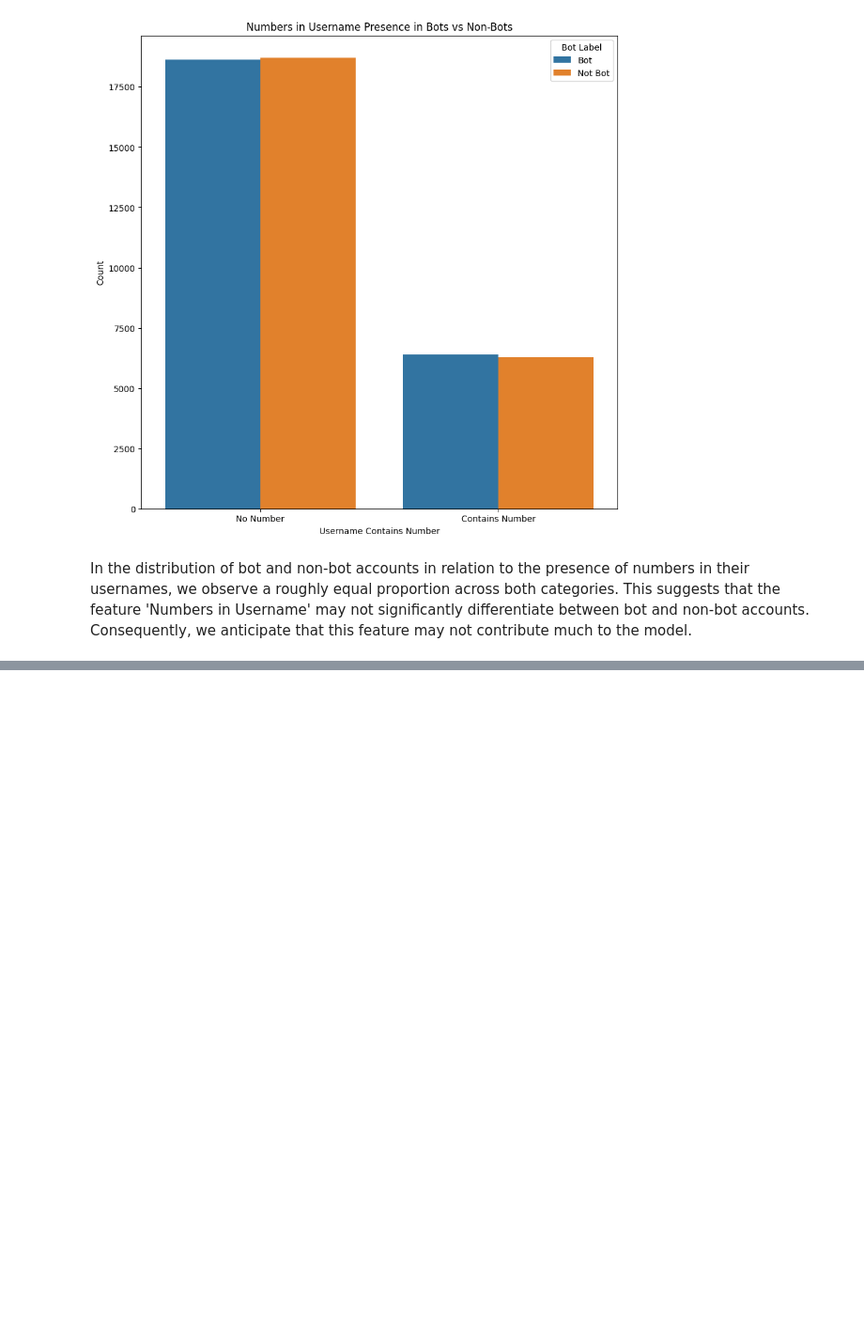
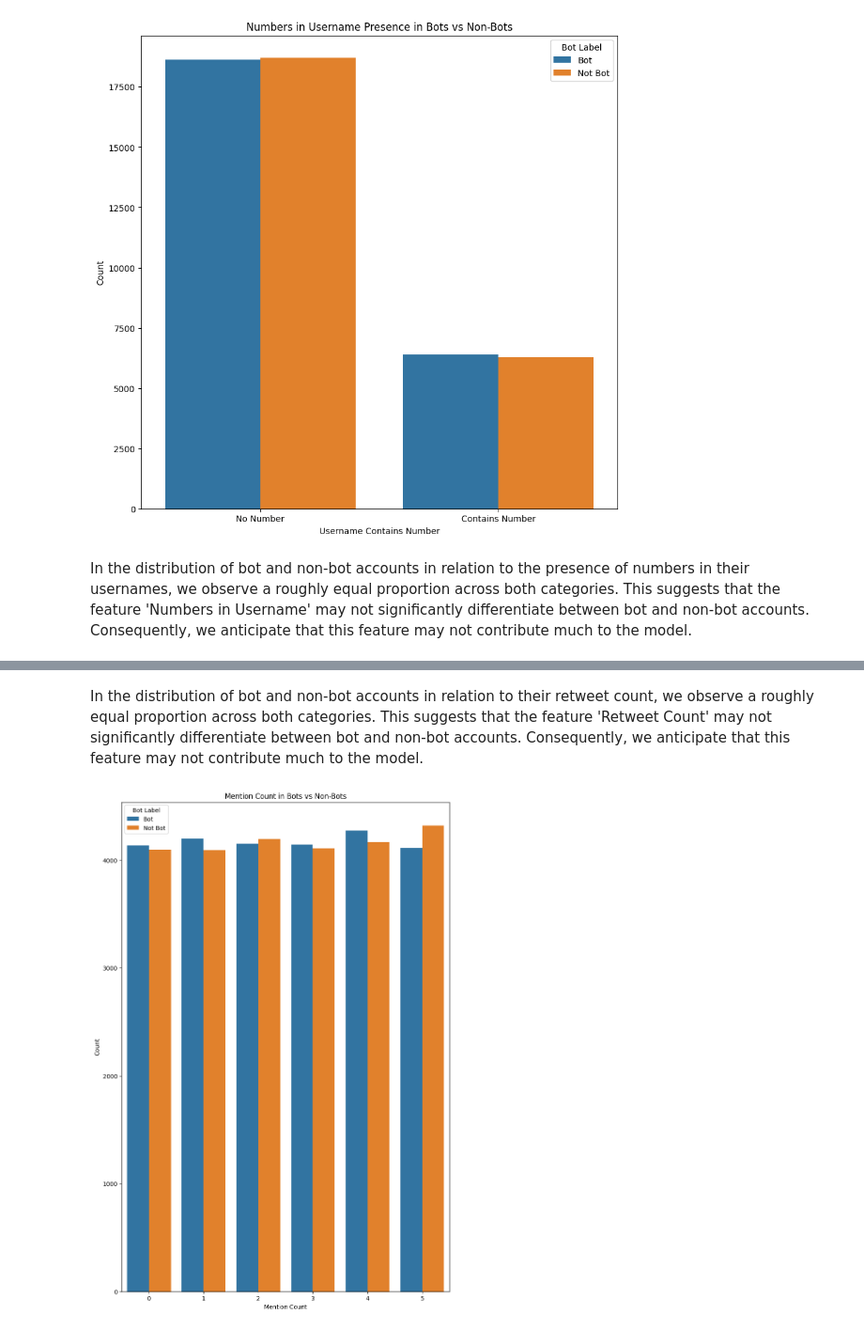
Before and after one commit to Luciano-C/Twitter-Bot-Detection-Neural-Network, a Jupyter notebook: twitter_bot_detection.ipynb, the cells around one changed output, grey strips where cells are left out. Shown at 94% size. Cells and saved outputs as stored; diff of their text form; code cells hidden in the pictures; blank space fills up the shorter version.

```diff
--- a/twitter_bot_detection.ipynb
+++ b/twitter_bot_detection.ipynb
@@ -149,0 +197,12 @@ In the distribution of bot and non-bot accounts in relation to the presence of n
+# %% [markdown]
+In the distribution of bot and non-bot accounts in relation to their retweet count, we observe a roughly equal proportion across both categories. This suggests that the feature 'Retweet Count' may not significantly differentiate between bot and non-bot accounts. Consequently, we anticipate that this feature may not contribute much to the model.
+# %%
+# Count plot for mentions
+plt.figure(figsize=(10, 15))
+sns.countplot(x='Mention Count', hue='Bot Label', data=df_temp)
+plt.title('Mention Count in Bots vs Non-Bots')
+plt.xlabel('Mention Count')
+plt.ylabel('Count')
+plt.show()
+# %% [output]
+[figure, added]
```
Also changed, not shown: parts of 36 cells of this notebook.
